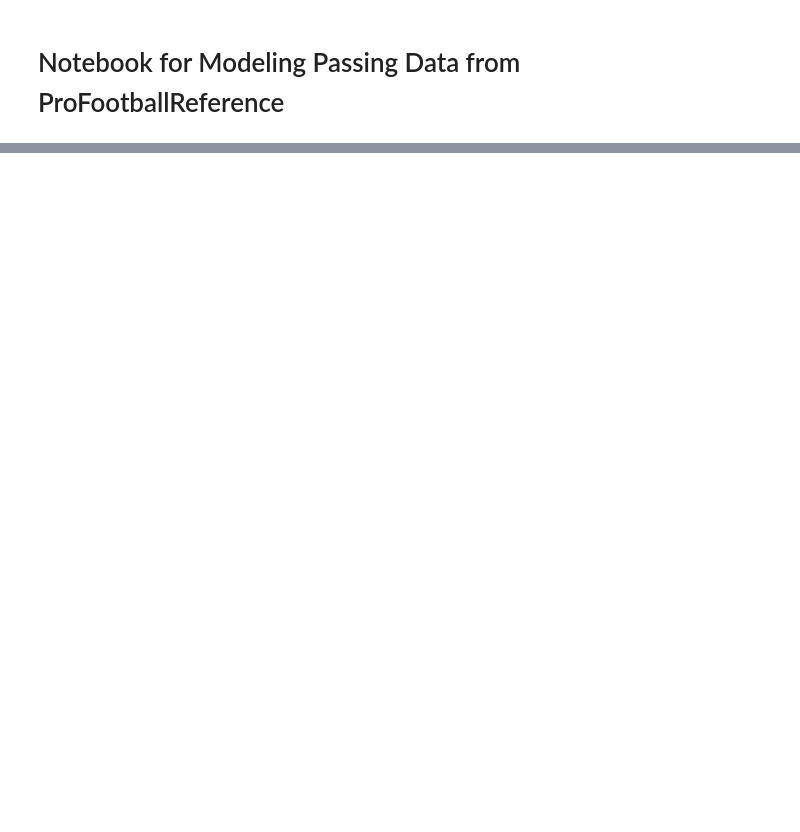
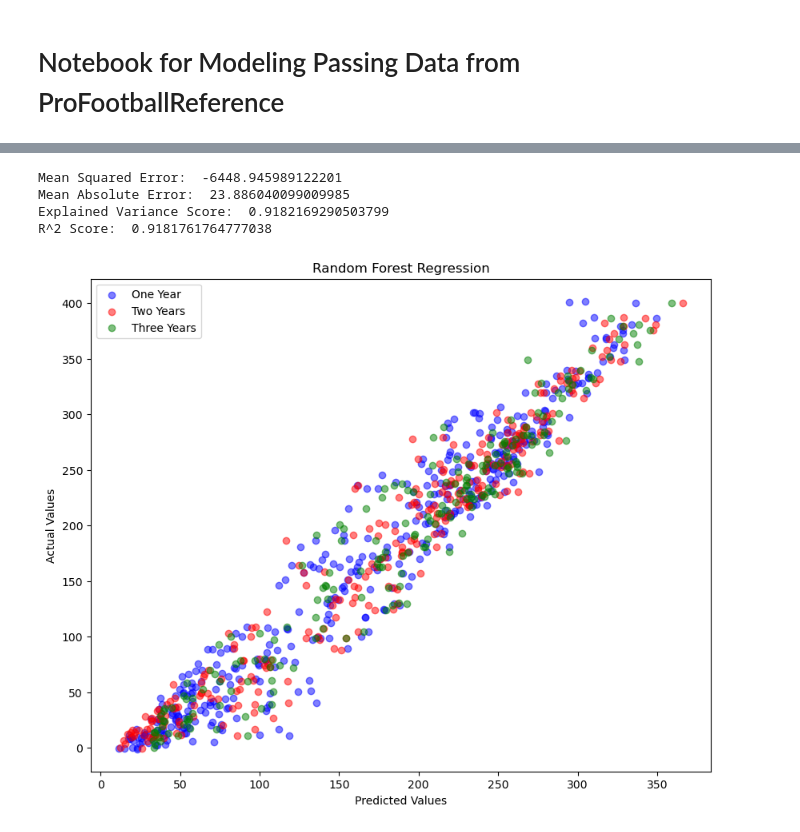
Before and after one commit to jackdepree/FFInsights, a Jupyter notebook: code/passer_pfr_model.ipynb, the cells around one changed output, grey strips where cells are left out. Drawn from its saved outputs; the diff is of its cells as text; code cells hidden in the pictures; blank space fills up the shorter version.

```diff
--- a/code/passer_pfr_model.ipynb
+++ b/code/passer_pfr_model.ipynb
@@ -75,0 +103,51 @@ R^2 Score:  0.1508259316562195
+# %%
+# Random Forest Regressor
+from sklearn.ensemble import RandomForestRegressor
+from sklearn.preprocessing import StandardScaler
+from sklearn.model_selection import cross_val_score
+from sklearn.metrics import mean_squared_error, mean_absolute_error, explained_variance_score, r2_score
+# Clean data
+df = triplets.drop(columns=['Player', 'Year'])
+df = df.dropna()
+# Prepare data
+X3 = df.drop('FntsyPnts_y', axis=1)
+Y3 = df['FntsyPnts_y']
+# Scale data
+scaler = StandardScaler()
+X3 = scaler.fit_transform(X3)
+# Define model
+rf3 = RandomForestRegressor(n_estimators=200,
+                           criterion='squared_error', max_depth=None,
+                           min_samples_split=2, min_samples_leaf=1,
+                           min_weight_fraction_leaf=0.0, max_features='auto',
+                           max_leaf_nodes=None, min_impurity_decrease=0.0,
+                           bootstrap=True, oob_score=False,
+                           n_jobs=None, random_state=None,
+                           verbose=0, warm_start=False)
+# Perform cross-validation
+scores3 = cross_val_score(rf3, X3, Y3, cv=10, scoring='neg_mean_squared_error')
+# Fit model
+rf3.fit(X3, Y3)
+# Metrics
+print('Mean Squared Error: ', np.mean(scores3))
+print('Mean Absolute Error: ', mean_absolute_error(Y3, rf3.predict(X3)))
+print('Explained Variance Score: ', explained_variance_score(Y3, rf3.predict(X3)))
+print('R^2 Score: ', r2_score(Y3, rf3.predict(X3)))
+# %% [output]
+Mean Squared Error:  -6448.945989122201
+Mean Absolute Error:  23.886040099009985
+Explained Variance Score:  0.9182169290503799
+R^2 Score:  0.9181761764777038
+# %%
+# Plot the three predictions against the actual values
+plt.figure(figsize=(10, 8))
+plt.scatter(rf1.predict(X1), Y1, color='blue', label='One Year', alpha=0.5)
+plt.scatter(rf2.predict(X2), Y2, color='red', label='Two Years', alpha=0.5)
+plt.scatter(rf3.predict(X3), Y3, color='green', label='Three Years', alpha=0.5)
+plt.xlabel('Predicted Values')
+plt.ylabel('Actual Values')
+plt.title('Random Forest Regression')
+plt.legend()
+plt.show()
+# %% [output]
+[figure, added]
```
Also changed, not shown: parts of 9 cells of this notebook, 8 other files.
